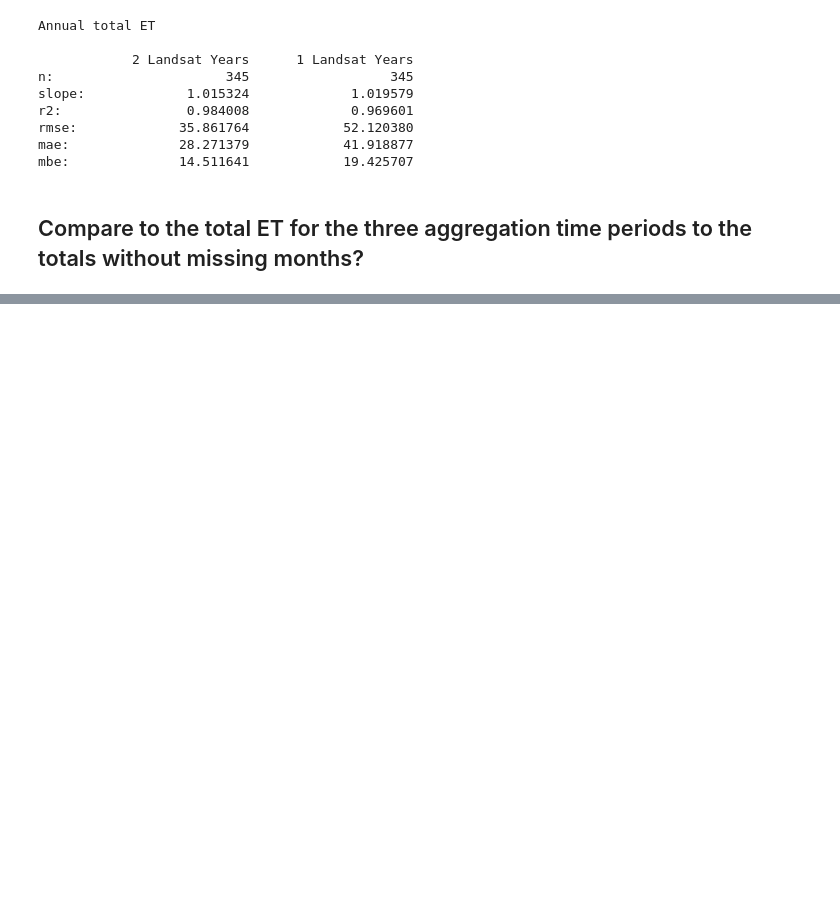
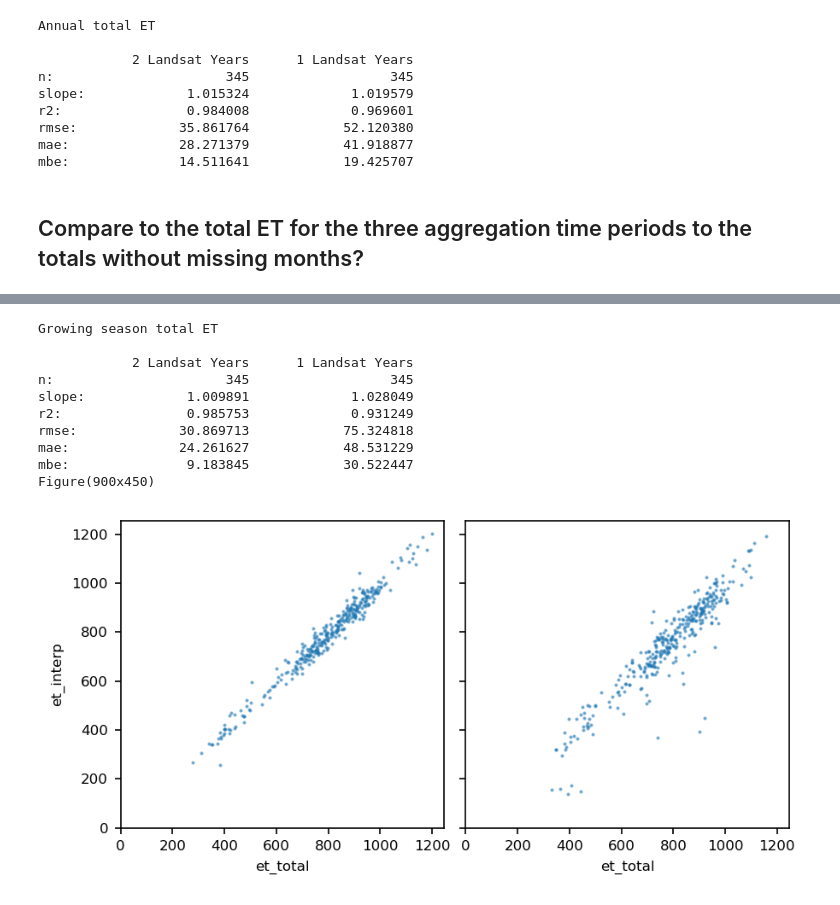
Before and after one commit to cgmorton/interpolation_uncertainty, a Jupyter notebook: analysis.ipynb, the cells around one changed output, grey strips where cells are left out. Drawn from its saved outputs; the diff is of its cells as text; code cells hidden in the pictures; blank space fills up the shorter version.

```diff
--- a/analysis.ipynb
+++ b/analysis.ipynb
@@ -856,5 +884,25 @@ mbe:              14.511641            19.425707
 # %%
-# print('Growing season total ET\n')
-# print(stats_str_fmt.format('', '2 Landsat Years', '1 Landsat Years'))
-# print_stats(growsn_two_landsat_df, growsn_one_landsat_df, band_1='et_total', band_2='et_interp')
+print('Growing season total ET\n')
+print(stats_str_fmt.format('', '2 Landsat Years', '1 Landsat Years'))
+print_stats(growsn_two_landsat_df, growsn_one_landsat_df, band_1='et_total', band_2='et_interp')
+
+fig, [ax0, ax1] = plt.subplots(1, 2, figsize=(6, 3), dpi=150, sharex=True, sharey=True)
+growsn_two_landsat_df.plot.scatter('et_total', 'et_interp', ax=ax0, s=1, alpha=0.5)
+growsn_one_landsat_df.plot.scatter('et_total', 'et_interp', ax=ax1, s=1, alpha=0.5)
+ax0.set_ylim([0, None])
+ax0.set_xlim([0, None])
+plt.tight_layout()
+plt.show()
+# %% [output]
+Growing season total ET
+
+            2 Landsat Years      1 Landsat Years
+n:                      345                  345
+slope:             1.009891             1.028049
+r2:                0.985753             0.931249
+rmse:             30.869713            75.324818
+mae:              24.261627            48.531229
+mbe:               9.183845            30.522447
+Figure(900x450)
+[figure, added]
 # %%
```
Also changed, not shown: parts of 7 cells of this notebook.
